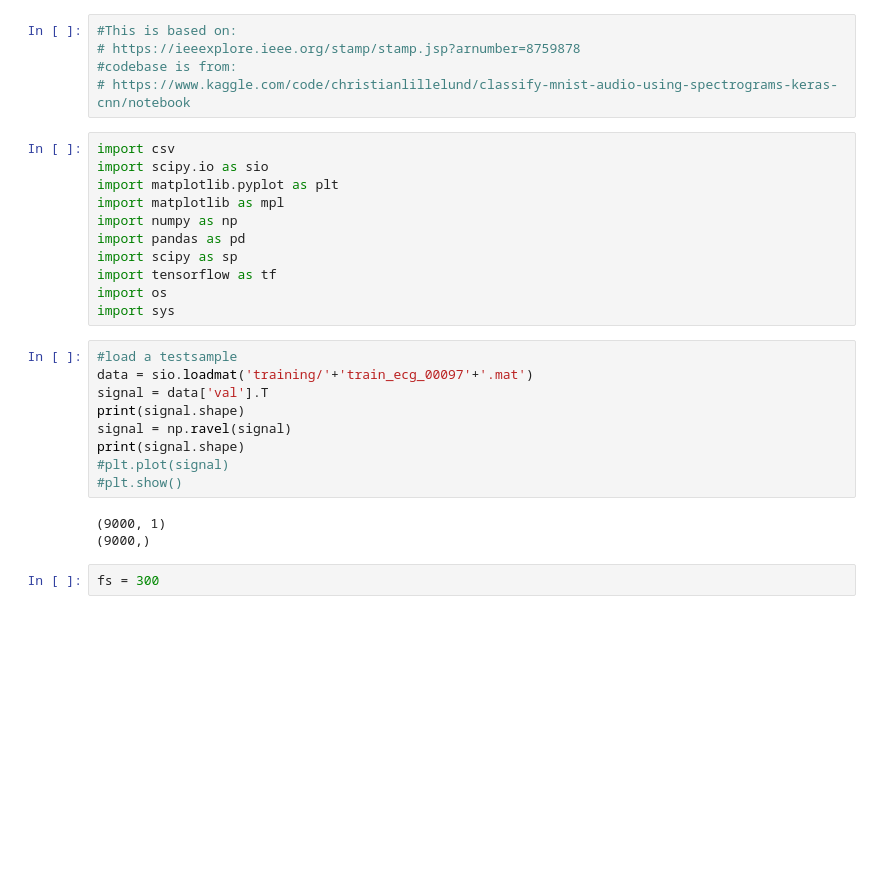
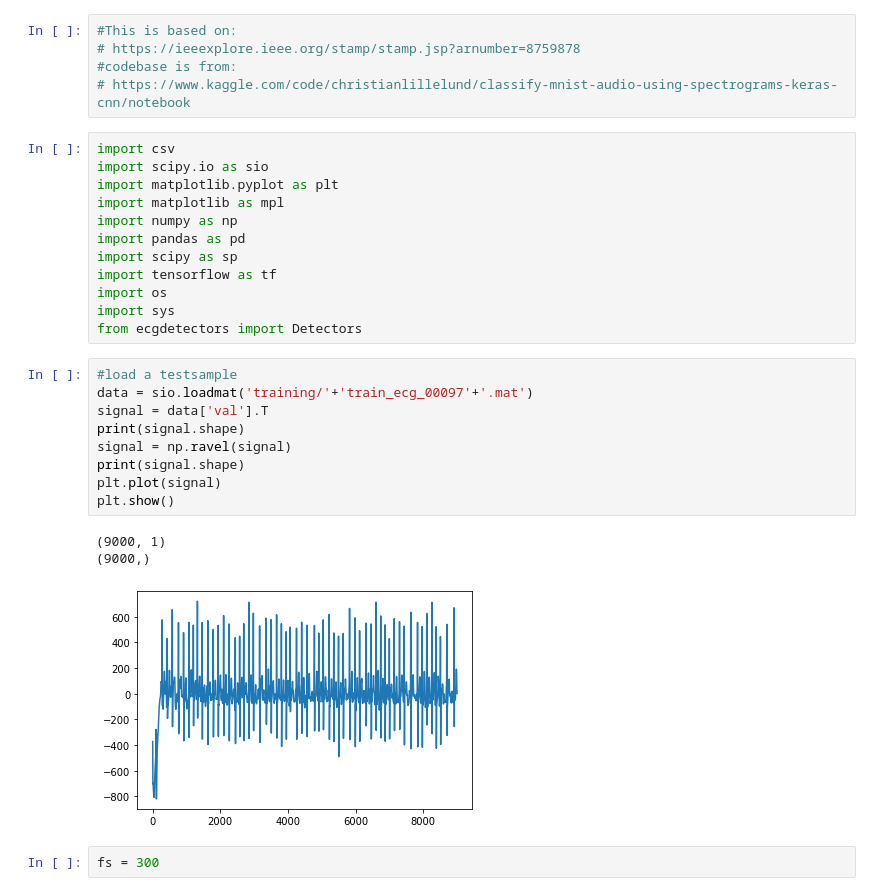
Before and after one commit to loewe2/die-sonderposten, a Jupyter notebook: CNN2.ipynb, the cells around one changed output. Cells and saved outputs as stored; diff of their text form; blank space fills up the shorter version.

```diff
--- a/CNN2.ipynb
+++ b/CNN2.ipynb
@@ -14,18 +14,20 @@ import scipy as sp
 import tensorflow as tf
 import os
 import sys
+from ecgdetectors import Detectors
 # %%
 #load a testsample
 data = sio.loadmat('training/'+'train_ecg_00097'+'.mat')
 signal = data['val'].T
 print(signal.shape)
 signal = np.ravel(signal)
 print(signal.shape)
-#plt.plot(signal)
-#plt.show()
+plt.plot(signal)
+plt.show()
 # %% [output]
 (9000, 1)
 (9000,)
+[figure, added]
 # %%
 fs = 300
 # %%
```
Also changed, not shown: parts of 14 cells of this notebook.
